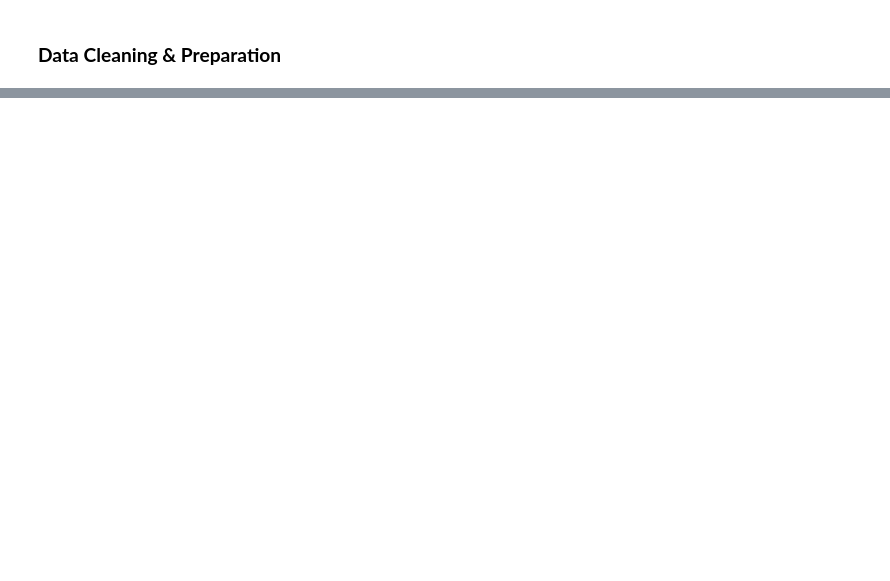
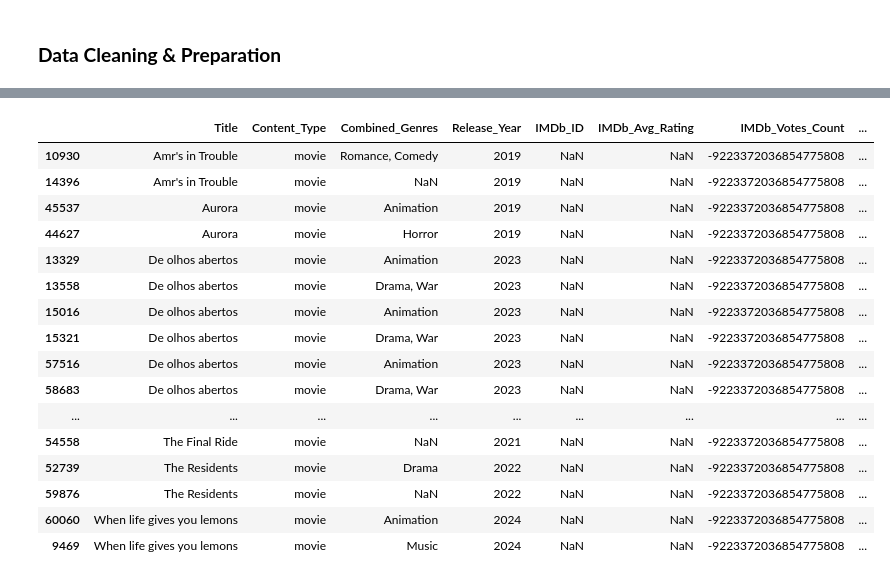
Before and after one commit to rkynhoff/Streaming_Service_Comparisons, a Jupyter notebook: STRM_SERV_COMP_V2.ipynb, the cells around one changed output, grey strips where cells are left out. Cells and saved outputs as stored; diff of their text form; code cells hidden in the pictures; blank space fills up the shorter version.

```diff
--- a/STRM_SERV_COMP_V2.ipynb
+++ b/STRM_SERV_COMP_V2.ipynb
@@ -234,0 +285,24 @@ dtype: object
+# %%
+# Since the rows do appear to be fully dupliated, I will drop the duplicate rows here
+streaming_v2 = streaming_v1.drop_duplicates()
+# %%
+# Now that duplicated rows are gone, I want to see if there might be duplicated content baesd on IMDb_ID, Release_Year, Title, Content_Type, and Service Name
+streaming_v2[streaming_v2.duplicated(subset = ["IMDb_ID","Title","Release_Year","Content_Type","Service_Name"], keep = False)].sort_values(by=["Title","Service_Name","Combined_Genres"], ascending=[True,True,True])
+# %% [output]
+|  | Title | Content_Type | Combined_Genres | Release_Year | IMDb_ID | IMDb_Avg_Rating | IMDb_Votes_Count | ... |
+| 10930 | Amr's in Trouble | movie | Romance, Comedy | 2019 | NaN | NaN | -9223372036854775808 | ... |
+| 14396 | Amr's in Trouble | movie | NaN | 2019 | NaN | NaN | -9223372036854775808 | ... |
+| 45537 | Aurora | movie | Animation | 2019 | NaN | NaN | -9223372036854775808 | ... |
+| 44627 | Aurora | movie | Horror | 2019 | NaN | NaN | -9223372036854775808 | ... |
+| 13329 | De olhos abertos | movie | Animation | 2023 | NaN | NaN | -9223372036854775808 | ... |
+| 13558 | De olhos abertos | movie | Drama, War | 2023 | NaN | NaN | -9223372036854775808 | ... |
+| 15016 | De olhos abertos | movie | Animation | 2023 | NaN | NaN | -9223372036854775808 | ... |
+| 15321 | De olhos abertos | movie | Drama, War | 2023 | NaN | NaN | -9223372036854775808 | ... |
+| 57516 | De olhos abertos | movie | Animation | 2023 | NaN | NaN | -9223372036854775808 | ... |
+| 58683 | De olhos abertos | movie | Drama, War | 2023 | NaN | NaN | -9223372036854775808 | ... |
+| ... | ... | ... | ... | ... | ... | ... | ... | ... |
+| 54558 | The Final Ride | movie | NaN | 2021 | NaN | NaN | -9223372036854775808 | ... |
+| 52739 | The Residents | movie | Drama | 2022 | NaN | NaN | -9223372036854775808 | ... |
+| 59876 | The Residents | movie | NaN | 2022 | NaN | NaN | -9223372036854775808 | ... |
+| 60060 | When life gives you lemons | movie | Animation | 2024 | NaN | NaN | -9223372036854775808 | ... |
+| 9469 | When life gives you lemons | movie | Music | 2024 | NaN | NaN | -9223372036854775808 | ... |
```
Also changed, not shown: parts of 17 cells of this notebook.
